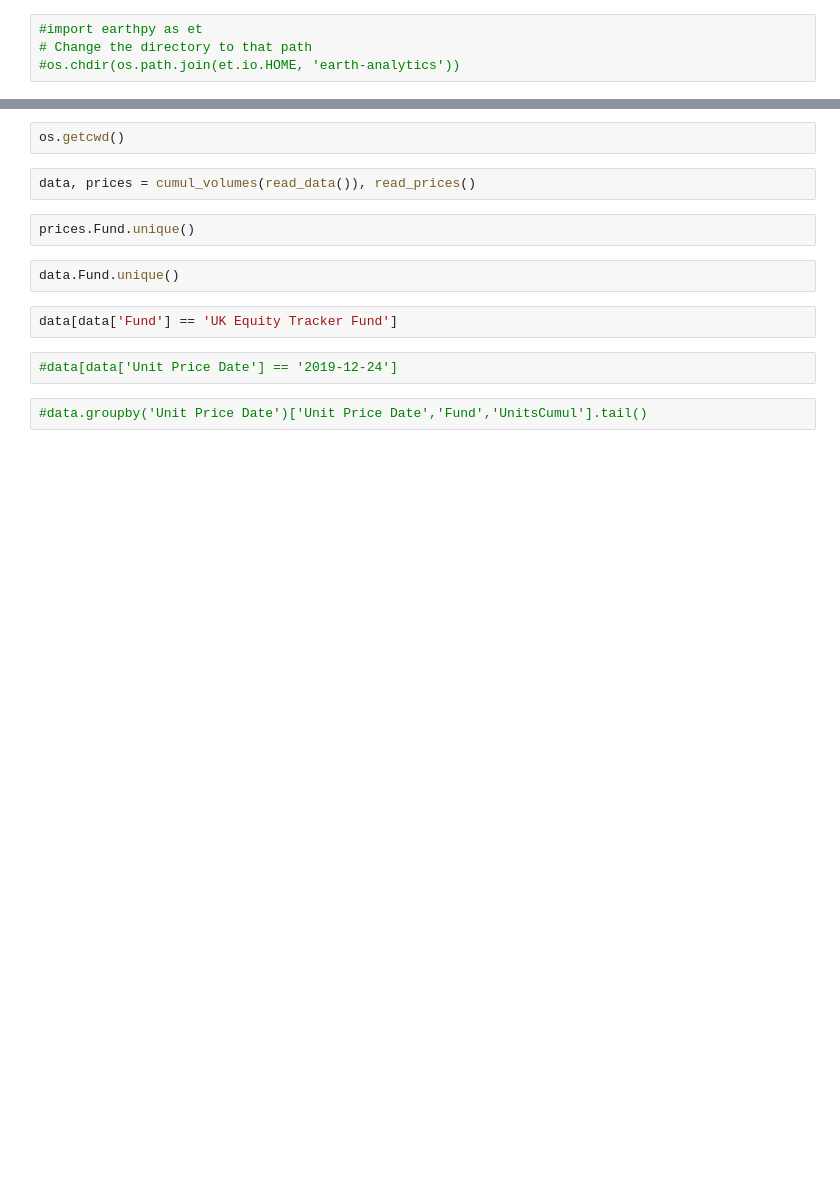
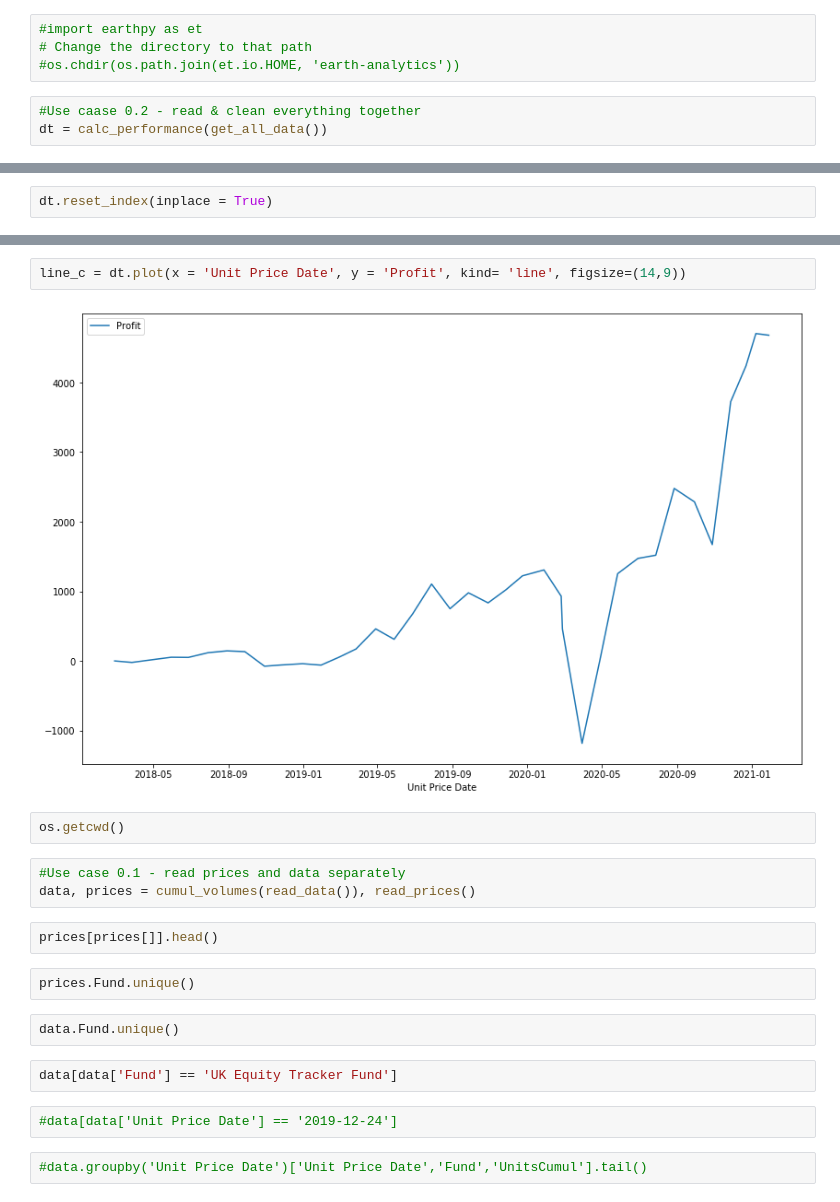
Before and after one commit to alexdubyna/perftrack, a Jupyter notebook: main.ipynb, the cells around one changed output, grey strips where cells are left out. Drawn from its saved outputs; the diff is of its cells as text; blank space fills up the shorter version.

Commit message:
added original investment tracking and basic performance calculation

```diff
--- a/main.ipynb
+++ b/main.ipynb
@@ -10,3 +11,6 @@ import datetime
 #import earthpy as et
 # Change the directory to that path
 #os.chdir(os.path.join(et.io.HOME, 'earth-analytics'))
+# %%
+#Use caase 0.2 - read & clean everything together
+dt = calc_performance(get_all_data())
@@ -12,0 +35,2 @@ import datetime
+# %%
+dt.reset_index(inplace = True)
@@ -13,7 +46,14 @@ import datetime
+# %%
+line_c = dt.plot(x = 'Unit Price Date', y = 'Profit', kind= 'line', figsize=(14,9))
+# %% [output]
+[figure, added]
 # %%
 os.getcwd()
-# %%
-data, prices = cumul_volumes(read_data()), read_prices()
+# %%
+#Use case 0.1 - read prices and data separately
+data, prices = cumul_volumes(read_data()), read_prices()
+# %%
+prices[prices[]].head()
 # %%
 prices.Fund.unique()
 # %%
```
Also changed, not shown: parts of 23 cells of this notebook, 1 other file.
